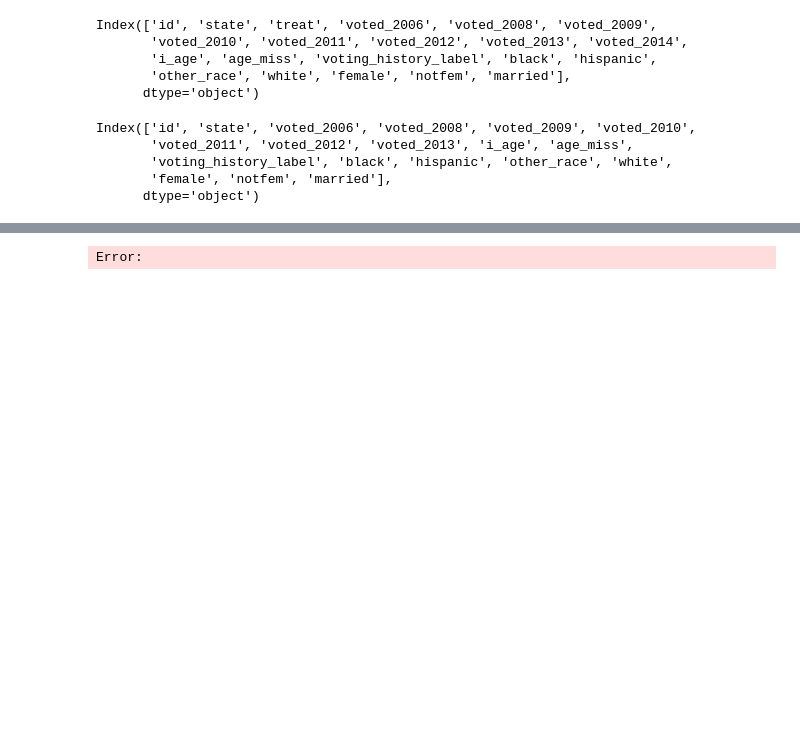
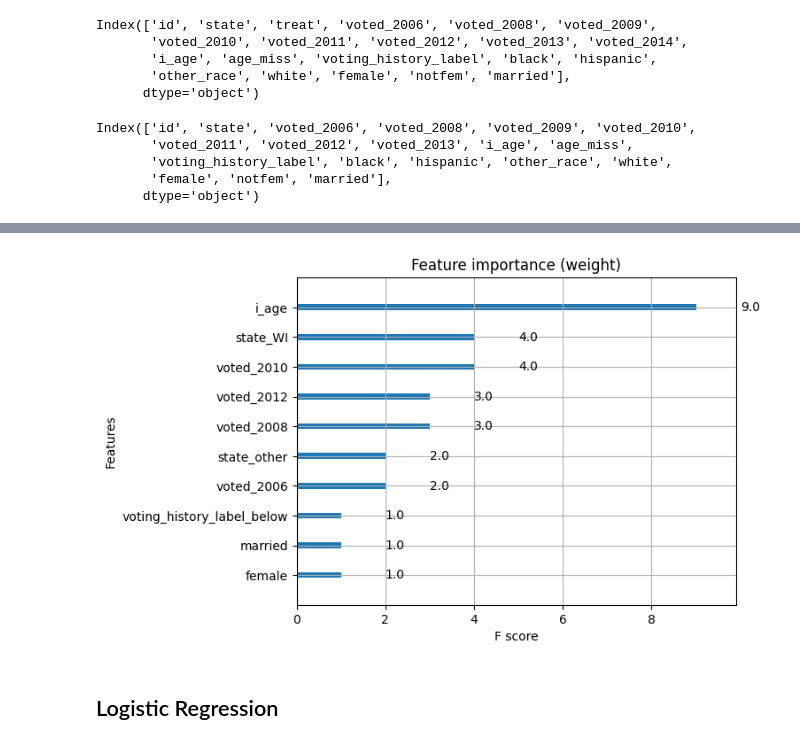
Before and after one commit to jasonjiajs/marketing-analytics-kaggle, a Jupyter notebook: assignment-3/model-jason.ipynb, the cells around one changed output, grey strips where cells are left out. Cells and saved outputs as stored; diff of their text form; code cells hidden in the pictures; blank space fills up the shorter version.

```diff
--- a/assignment-3/model-jason.ipynb
+++ b/assignment-3/model-jason.ipynb
@@ -72,5 +258,14 @@ X_to_predict = X_to_predict.drop('treat', axis=1)
+# %%
+xgb.plot_importance(bst_control, importance_type='weight', title='Feature importance (weight)', max_num_features=30)
+plt.show()
+# %% [output]
+[figure, added]
+# %% [markdown]
+## Logistic Regression
 # %%
-model_treat = LogisticRegression().fit(X_train_treat, y_train_treat)
-model_control = LogisticRegression().fit(X_train_control, y_train_control)
+# Logistic Regression
+scaler_treat = preprocessing.StandardScaler().fit(X_train_treat)
+scaler_control = preprocessing.StandardScaler().fit(X_train_control)
+
+model_treat = LogisticRegression().fit(scaler_treat.transform(X_train_treat), y_train_treat)
+model_control = LogisticRegression().fit(scaler_control.transform(X_train_control), y_train_control)
-# %% [output]
-Error:
```
Also changed, not shown: parts of 20 cells of this notebook, 7 other files.
